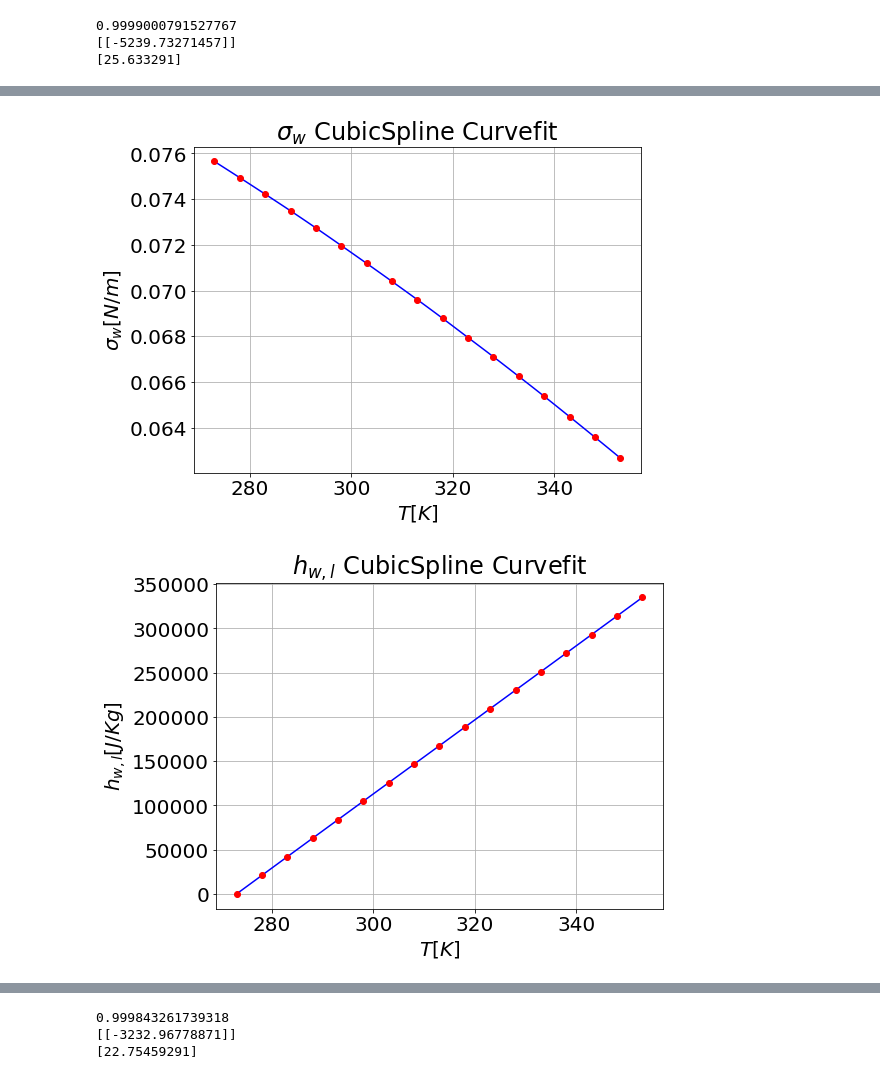
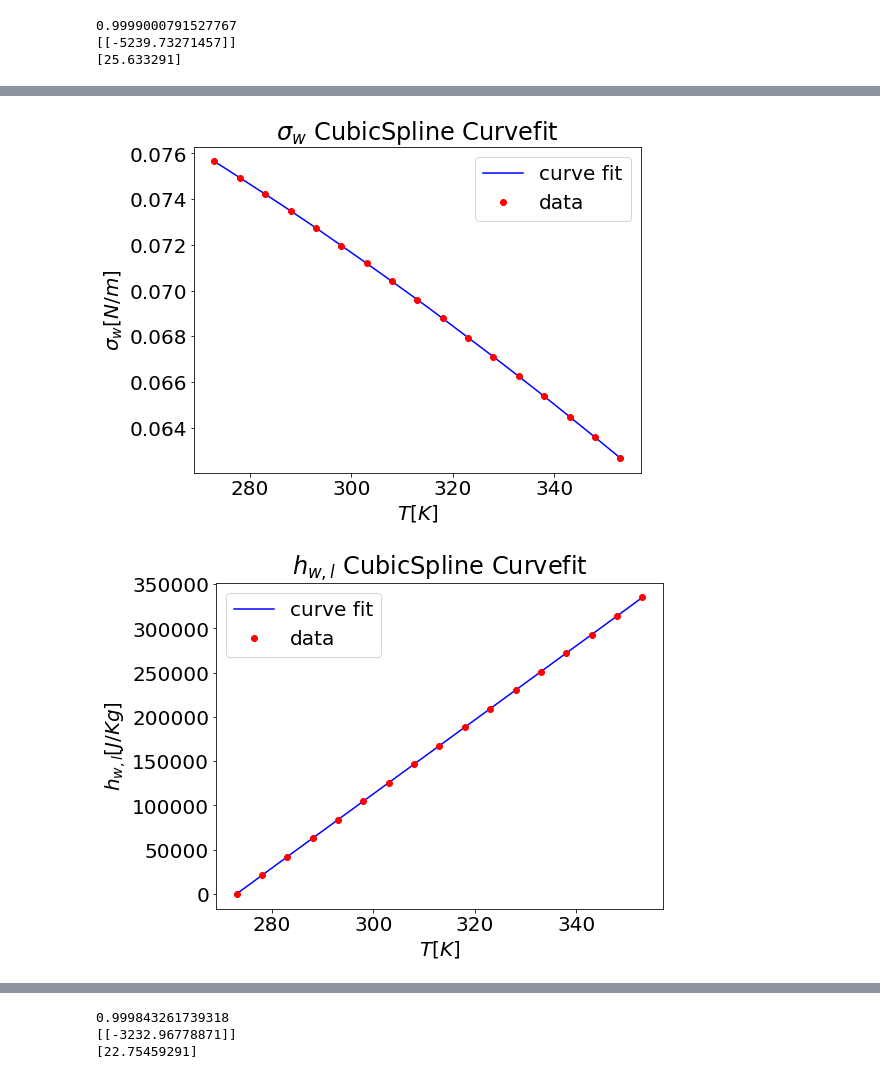
Before and after one commit to unjike/Heat-Transfer-and-Phase-Change, a Jupyter notebook: Project_2.ipynb, the cells around one changed output, grey strips where cells are left out. Saved outputs shown, nothing was run; the diff lists cells and outputs as text; code cells hidden in the pictures.

```diff
--- a/Project_2.ipynb
+++ b/Project_2.ipynb
@@ -182,19 +182,19 @@ plt.show()
 # %%
 #plotting curve fit for saturated surface tension water liquid
 sigma_w = np.array([75.65, 74.94, 74.22, 73.49, 72.74, 71.97, 71.19, 70.40, 69.60, 68.78, 67.94, 67.10, 66.24, 65.37, 64.48, 63.58, 62.67]) * 10**-3 #J/Kg
 
 T = np.arange(0,80.01,1) + 273 #K
 f_sigmaw = interpolate.CubicSpline(T_w, sigma_w)
 fig = plt.figure(figsize = (8,6))
 plt.rcParams.update({'font.size': 20})
 plt.plot(T, f_sigmaw(T), 'b', T_w, sigma_w, 'ro')
 plt.title('$\sigma_{w}$ CubicSpline Curvefit')
-plt.grid()
 plt.xlabel('$T [K]$')
 plt.ylabel('$\sigma_{w} [N/m]$')
+plt.legend(['curve fit','data'])
 plt.show()
 # %% [output]
-[figure, old version]
+[figure, new version]
 # %%
 #plotting curve fit for saturated enthalpy water liquid
 h_wl = np.array([0.00, 21.02, 42.02, 62.98, 83.91, 104.83, 125.73, 146.63, 167.53, 188.43, 209.34, 230.26, 251.18, 272.12, 293.07, 314.03, 335.01]) * 10**3 #J/Kg
@@ -205,12 +205,12 @@ fig = plt.figure(figsize = (8,6))
 plt.rcParams.update({'font.size': 20})
 plt.plot(T, f_hwl(T), 'b', T_w, h_wl, 'ro')
 plt.title('$h_{w,l}$ CubicSpline Curvefit')
-plt.grid()
 plt.xlabel('$T [K]$')
 plt.ylabel('$h_{w,l} [J/Kg]$')
+plt.legend(['curve fit','data'])
 plt.show()
 # %% [output]
-[figure, old version]
+[figure, new version]
 # %%
 #plotting curve fit for saturated enthalpy water liquid
 h_wv = np.array([2500.92, 2510.06, 2519.21, 2528.33, 2537.43, 2546.51, 2555.55, 2564.55, 2573.51, 2582.43, 2591.29, 2600.09, 2608.83, 2617.50, 2626.10, 2634.60, 2643.02])*10**3 # J/Kg
```
Also changed, not shown: parts of 27 cells of this notebook.
